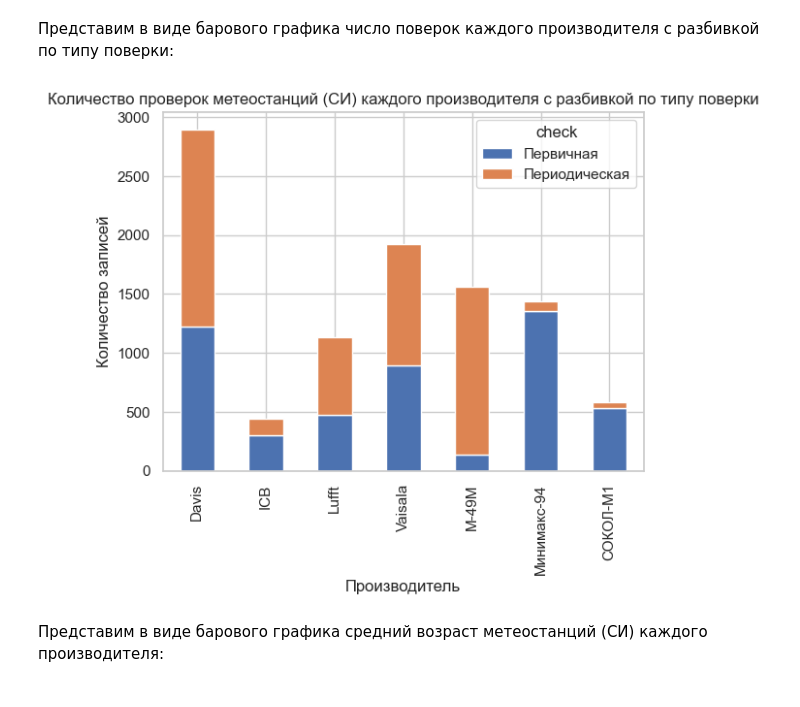
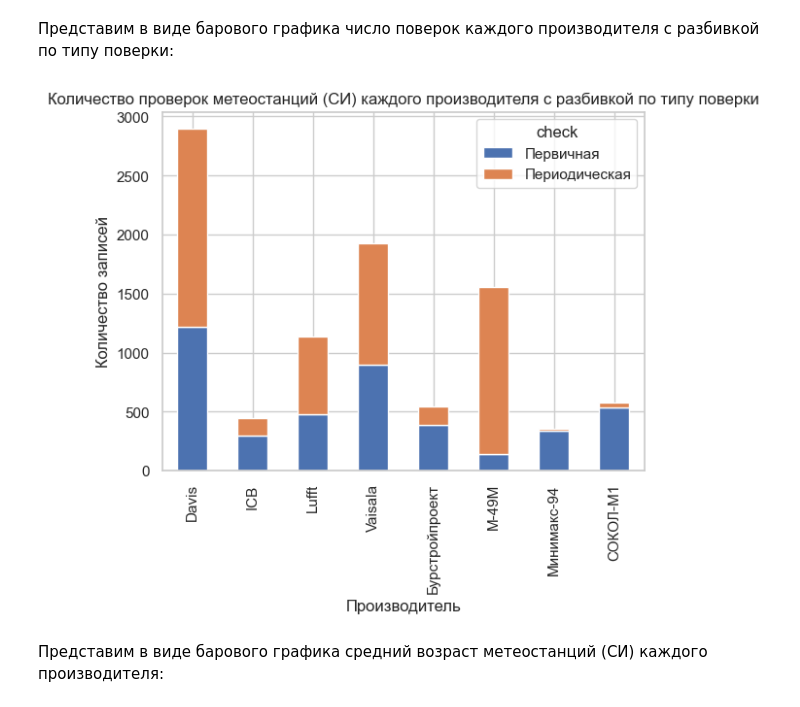
Before and after one commit to IgorMitrofanov/global-meteostation-verefication-data, a Jupyter notebook: analytics.ipynb, the cells around one changed output. Cells and saved outputs as stored; diff of their text form; code cells hidden in the pictures.

```diff
--- a/analytics.ipynb
+++ b/analytics.ipynb
@@ -163,8 +177,10 @@ def rename_mitype(mitype):
         return 'Сафоновский'
     elif 'СОКОЛ-М1' in mitype:
         return 'СОКОЛ-М1'
-    elif any(item in mitype for item in ['ДВН', 'ДВС', 'ДО', 'ДВГ', 'ДТВ', 'ДД']):
+    elif any(item in mitype for item in ['ДВН', 'ДВС', 'ДО', 'ДТВ', 'ДД']):
         return 'Минимакс-94'
+    elif 'IWS' in mitype:
+        return 'Бурстройпроект'
     return mitype
 # %%
 df['mi.manufacturer'] = df['mi.mitype'].apply(rename_mitype)
@@ -186,14 +210,17 @@ create_pie_chart(mi_type_counts, mi_type_counts.index, 'Доля поверям
 Представим в виде барового графика число поверок каждого производителя с разбивкой по типу поверки:
 # %%
 mi_type_check_counts = df.groupby(['mi.manufacturer', 'check']).size().unstack()
+
+mi_type_check_counts.loc['Минимакс-94'] = mi_type_check_counts.loc['Минимакс-94'] / 4 # Учитываем вышесказанное
+
 create_bar_chart(
     mi_type_check_counts,
     'Количество проверок метеостанций (СИ) каждого производителя с разбивкой по типу поверки',
     'Производитель',
     'Количество записей',
     stacked=True)
 # %% [output]
-[figure, old version]
+[figure, new version]
 # %% [markdown]
 Представим в виде барового графика средний возраст метеостанций (СИ) каждого производителя:
 # %%
```
Also changed, not shown: parts of 15 cells of this notebook, 10 other files.
